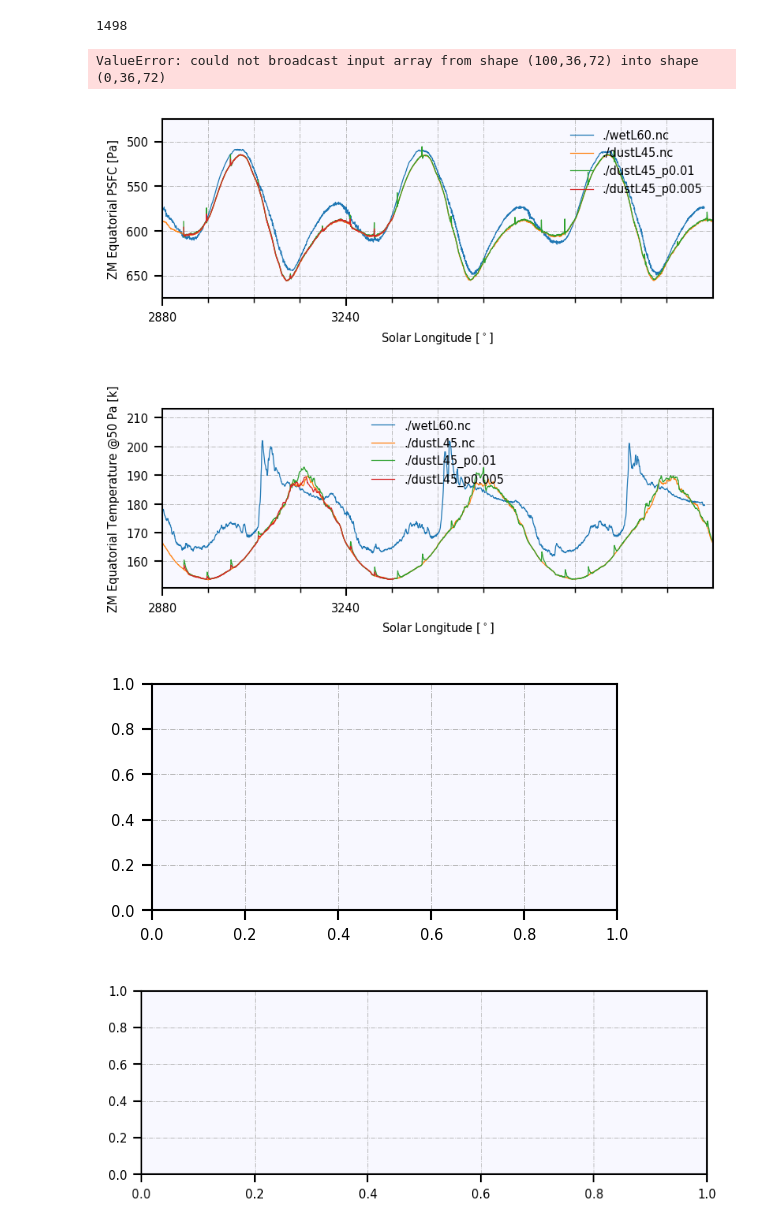
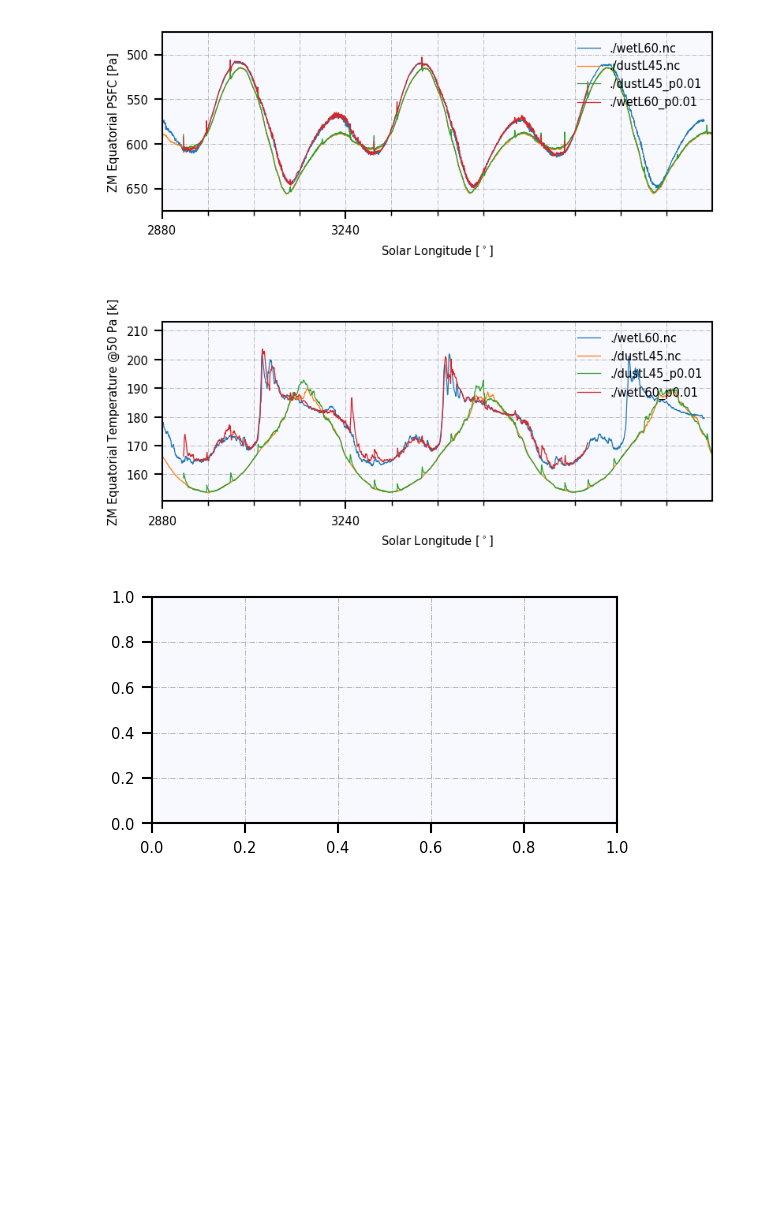
Before and after one commit to sokvisal/marswrf, a Jupyter notebook: model_comparison.ipynb, the cells around one changed output. Drawn from its saved outputs; the diff is of its cells as text; code cells hidden in the pictures; blank space fills up the shorter version.

```diff
--- a/model_comparison.ipynb
+++ b/model_comparison.ipynb
@@ -12,8 +12,8 @@ from tqdm import tqdm
 
 from matplotlib.ticker import AutoMinorLocator
 
-cmap = sns.cubehelix_palette(light=1, as_cmap=True, reverse=True)
-cmap = ListedColormap(sns.color_palette("coolwarm", 9).as_hex())
+cmap = sns.cubehelix_palette(as_cmap=True)
+cmap = ListedColormap(sns.color_palette("coolwarm", 11).as_hex())
 sns.reset_orig()
 
 matplotlib.rcParams['lines.linewidth'] = 0.6
@@ -25,7 +25,7 @@ matplotlib.rcParams['legend.frameon'] = False
 matplotlib.rcParams['figure.dpi'] = 150
 matplotlib.rcParams['axes.facecolor'] = '#F8F8FF'
 matplotlib.rcParams['axes.grid'] = True
-matplotlib.rcParams['axes.axisbelow'] = 'line'
+matplotlib.rcParams['axes.axisbelow'] = True
 matplotlib.rcParams['axes.labelsize'] = 7
 
 matplotlib.rcParams['grid.linestyle'] = '-.'
@@ -88,7 +88,7 @@ lsdustp = yearly_ls(lsdustp) + 2880
 
 
 # dust perturbation high res scale
-filedir_wp = './dustL45_p0.005.nc'
+filedir_wp = './wetL60_p0.01.nc'
 data = Dataset(filedir_wp,'r')
 psfcwetp = data.variables['PSFC'][:][:,17:20].mean(axis=2).mean(axis=1)
 twetp = data.variables['T50Pa'][:][:,17:20].mean(axis=2).mean(axis=1)
@@ -162,41 +162,38 @@ def rmsTimeseries(rawfiledir, pertfiledir, pert):
     ls = ls[idx:]
     tsk = tsk[idx:]
 
     print (tsk.shape,tskp.shape)
 
     if ls.shape > lsp.shape:
         idx2 = np.where(ls==lsp[-1])[0][0]
         ls = ls[:idx2+1]
         tsk = tsk[:idx2+1]
     else:
         idx2 = np.where(lsp==ls[-1])[0][0]
 #         tsk = tsk[:idx2+1]
         tskp = tskp[:idx2+1]
         lsp = lsp[:idx2+1]
     print (tsk.shape,tskp.shape)
 
     equatorial_rms = np.sqrt(np.abs(tsk**2-tskp**2))[:,17:20].mean(axis=2).mean(axis=1)
 
     plot(lsp, equatorial_rms, label=pertfiledir.replace('.nc',''))
     title("RMS Difference @Equatorial @50Pa")
     ylabel("Temperature [k]")
     xlabel("Solar Longitude [$^\circ$]")
     legend()
 
 fig, ax = plt.subplots(figsize=(4,2))
 # rmsTimeseries('./dustL45.nc', './dustL45_p0.015.nc', "0.01")
 # rmsTimeseries('./wetL60.nc', './wetL60_p0.015.nc', "0.015")
 
-fig, ax = plt.subplots(figsize=(6,2))
+# fig, ax = plt.subplots(figsize=(6,2))
 # rmsTimeseries('./dustL45.nc', './dustL45_p0.01.nc', "0.01")
-rmsTimeseries('./wetL60.nc', './wetL60_p0.01.nc', "0.015")
+# rmsTimeseries('./wetL60.nc', './wetL60_p0.01.nc', "0.015")
 # %% [output]
-1498
-ValueError: could not broadcast input array from shape (100,36,72) into shape (0,36,72)
-[figure, old version]
+[figure, new version]
-[figure, old version]
+[figure, new version]
 [figure]
-[figure, removed]
 # %%
 def yearlyVariation(rawdata, pertdata):
     filedir = rawdata
```
Also changed, not shown: parts of 1 cell of this notebook.
